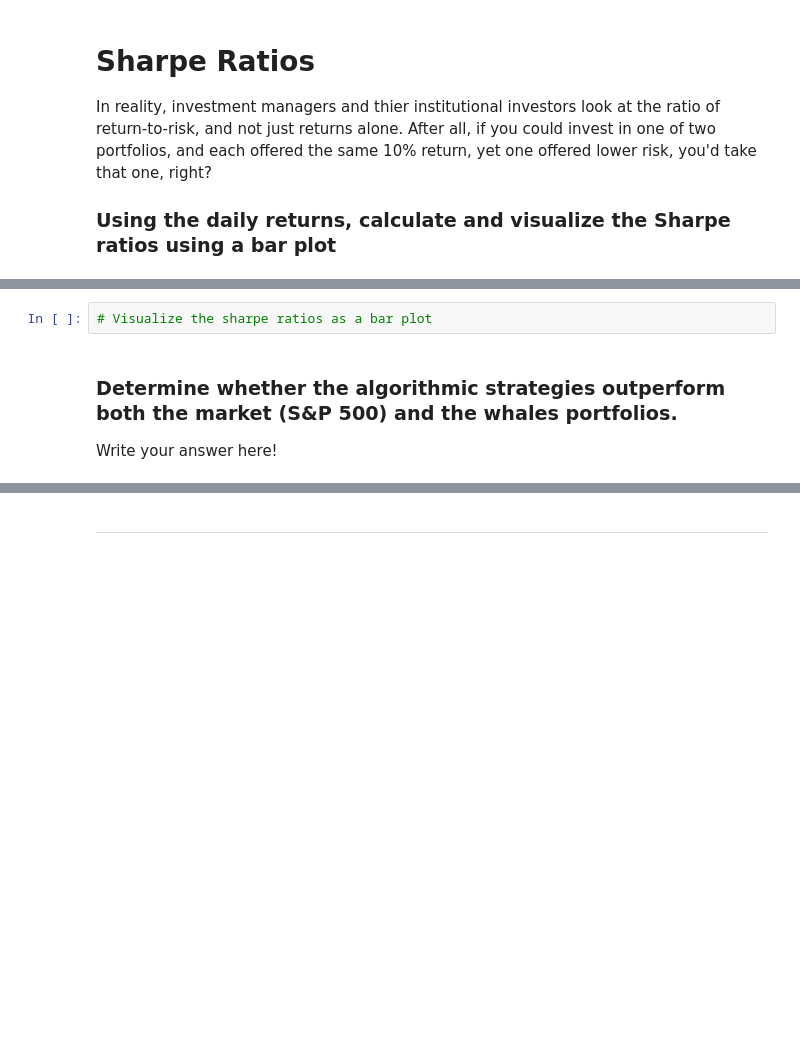
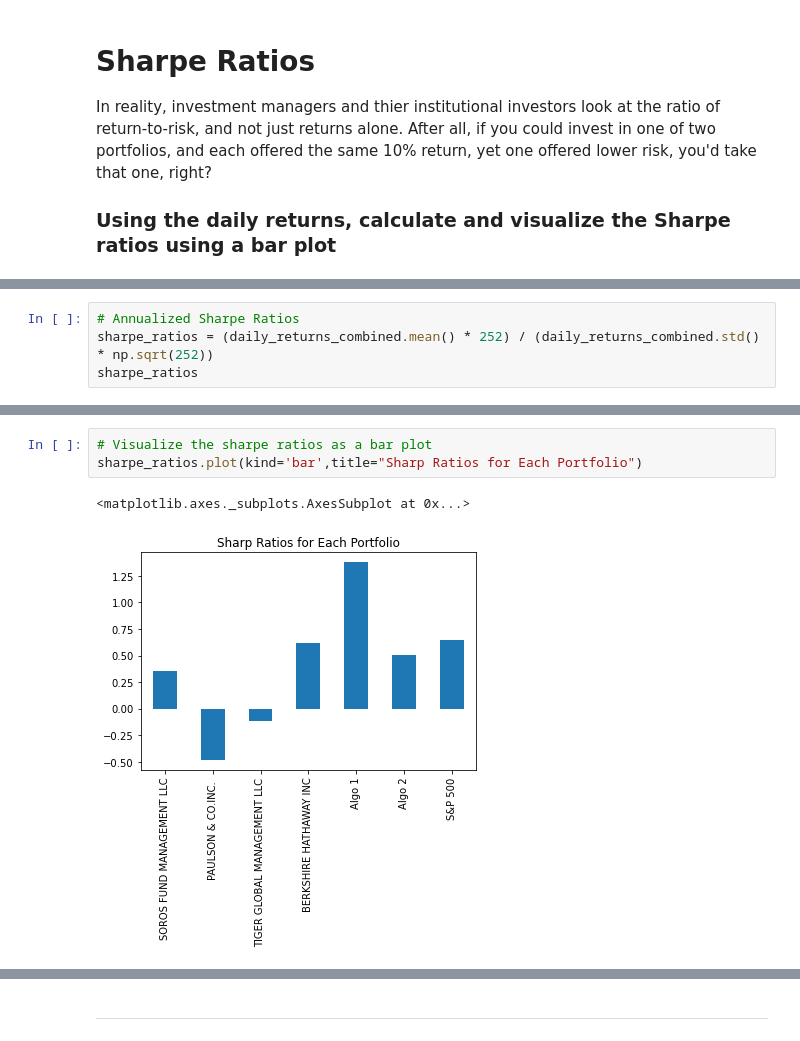
Before and after one commit to alexgwise/pandas_homework, a Jupyter notebook: whale_analysis.ipynb, the cells around one changed output, grey strips where cells are left out. Drawn from its saved outputs; the diff is of its cells as text; blank space fills up the shorter version.

Commit message:
completed Sharpe Ratios

```diff
--- a/whale_analysis.ipynb
+++ b/whale_analysis.ipynb
@@ -396,0 +395,4 @@ In reality, investment managers and thier institutional investors look at the ra
+# %%
+# Annualized Sharpe Ratios
+sharpe_ratios = (daily_returns_combined.mean() * 252) / (daily_returns_combined.std() * np.sqrt(252))
+sharpe_ratios
@@ -397,6 +408,6 @@ In reality, investment managers and thier institutional investors look at the ra
 # %%
 # Visualize the sharpe ratios as a bar plot
+sharpe_ratios.plot(kind='bar',title="Sharp Ratios for Each Portfolio")
+# %% [output]
+<matplotlib.axes._subplots.AxesSubplot at 0x...>
+[figure, added]
-# %% [markdown]
-### Determine whether the algorithmic strategies outperform both the market (S&P 500) and the whales portfolios.
-
-Write your answer here!
```
Also changed, not shown: parts of 4 cells of this notebook.
